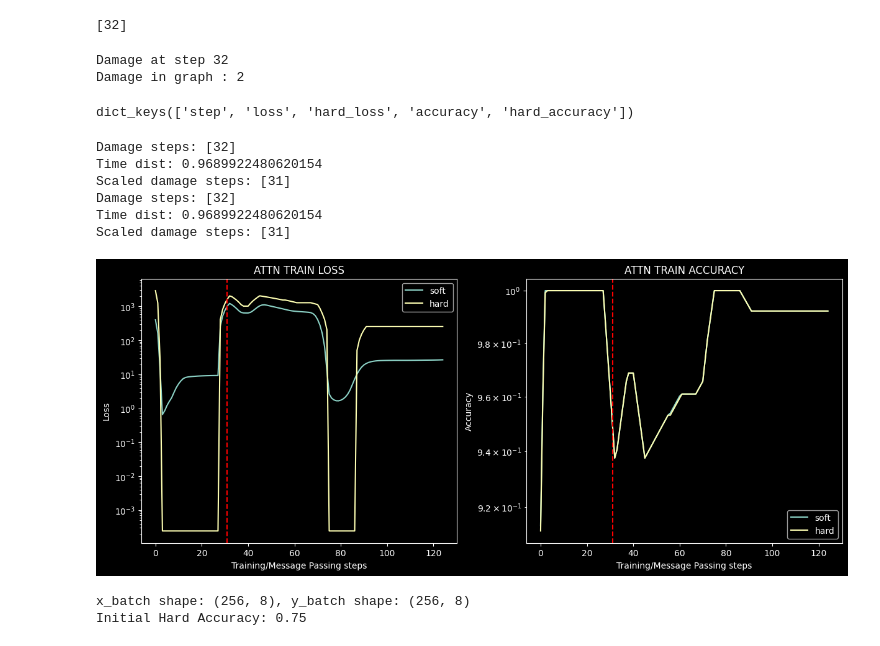
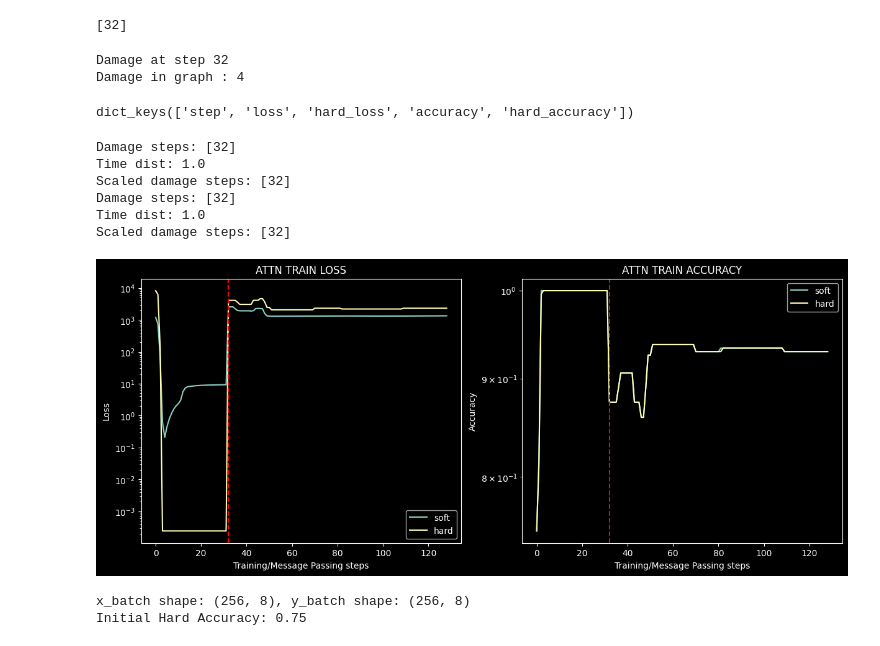
Before and after one commit to GabrielBena/boolean_nca_cc, a Jupyter notebook: random_boolean_nets.ipynb, the cells around one changed output. Cells and saved outputs as stored; diff of their text form; code cells hidden in the pictures.

Commit message:
random damage knocouts

```diff
--- a/random_boolean_nets.ipynb
+++ b/random_boolean_nets.ipynb
@@ -265,13 +265,12 @@ def plot_losses(
     plot_hard=True,
     damage_steps=None,
     plot_damages=False,
+    smooth_factor: int = 25,
 ):
     if figax is None:
         fig, ax = plt.subplots()
     else:
         fig, ax = figax
-
-    smooth_factor = 25
 
     if not plot_accuracy:
         if isinstance(aux_log, dict) and "hard_loss" in aux_log:
@@ -1244,40 +1246,42 @@ step_metrics_attn = evaluate_model_stepwise(
     use_tqdm=True,
     verbose=True,
     damage_steps=damage_steps,
-    knockout_per_damage_step=2,
+    knockout_per_damage_step=4,
     bidirectional_edges=True,
 )
 
 step_metrics_attn.keys()
 # %% [output]
 Damage at step 32
-Damage in graph : 2
+Damage in graph : 4
 dict_keys(['step', 'loss', 'hard_loss', 'accuracy', 'hard_accuracy'])
 # %%
 fig, axs = plt.subplots(1, 2, figsize=(12, 5), sharey=False, sharex=True, constrained_layout=True)
 plot_losses(
     aux_log=step_metrics_attn,
     figax=(fig, axs[0]),
     title="ATTN TRAIN LOSS",
     damage_steps=damage_steps,
     plot_damages=True,
+    smooth_factor=len(step_metrics_attn["step"]),
 )
 plot_losses(
     aux_log=step_metrics_attn,
     figax=(fig, axs[1]),
     plot_accuracy=True,
     title="ATTN TRAIN ACCURACY",
     damage_steps=damage_steps,
     plot_damages=True,
+    smooth_factor=len(step_metrics_attn["step"]),
 )
 # %% [output]
 Damage steps: [32]
-Time dist: 0.9689922480620154
-Scaled damage steps: [31]
+Time dist: 1.0
+Scaled damage steps: [32]
 Damage steps: [32]
-Time dist: 0.9689922480620154
-Scaled damage steps: [31]
+Time dist: 1.0
+Scaled damage steps: [32]
-[figure, old version]
+[figure, new version]
 # %%
 from boolean_nca_cc.models.attention.perceiver_attention import run_perceiver_scan_with_loss
 # %%
```
Also changed, not shown: parts of 1 cell of this notebook, 7 other files.
